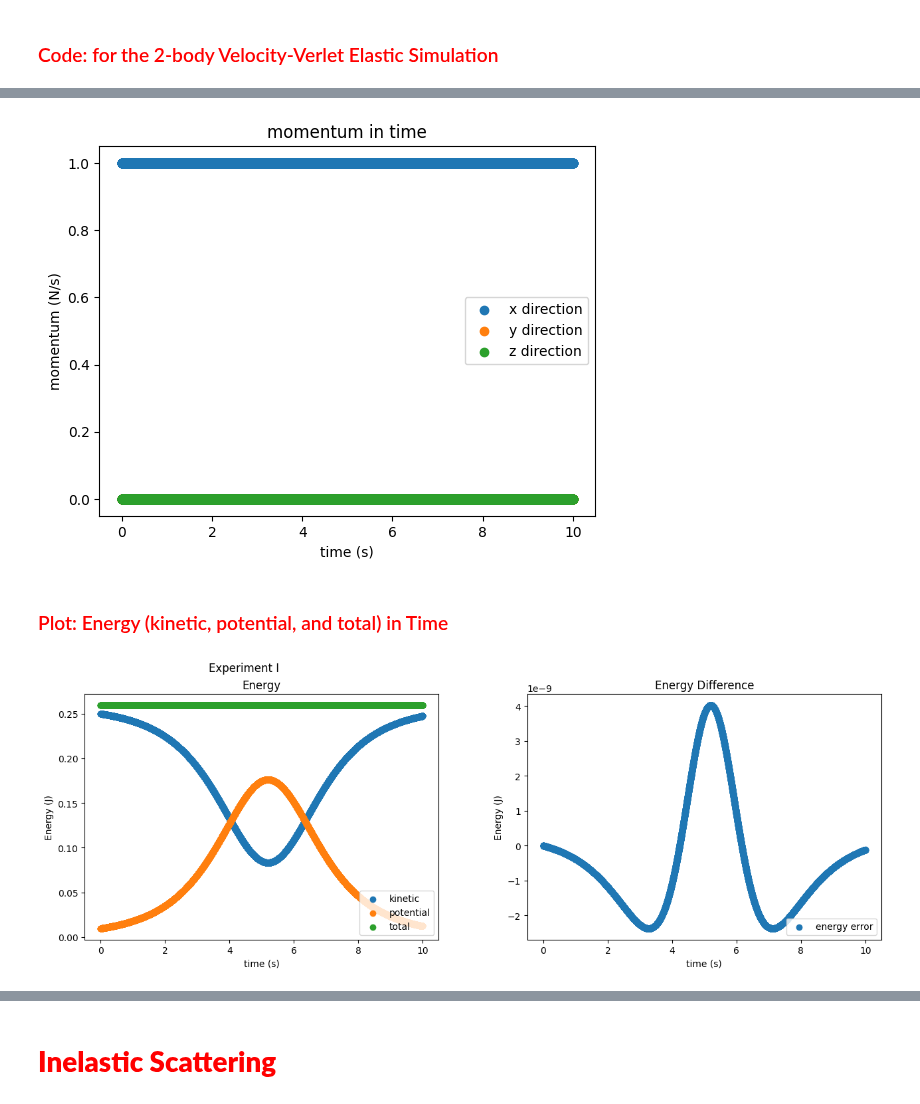
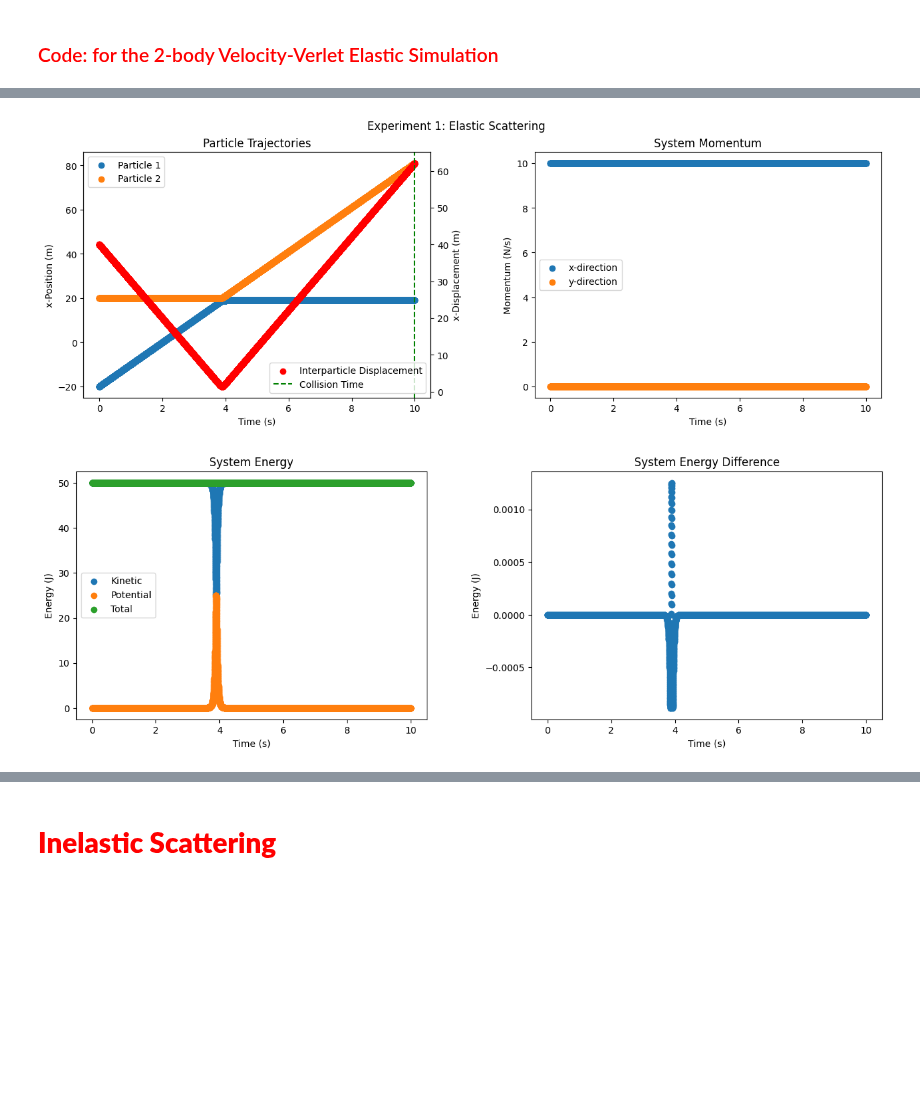
Before and after one commit to CalebAnderson22/PHY122, a Jupyter notebook: L7_Anderson.ipynb, the cells around one changed output, grey strips where cells are left out. Drawn from its saved outputs; the diff is of its cells as text; code cells hidden in the pictures; blank space fills up the shorter version.

```diff
--- a/L7_Anderson.ipynb
+++ b/L7_Anderson.ipynb
@@ -196,34 +178,46 @@ fig.show()
-# %%
-p_tx = np.sum(p_tix, axis=1)
-plt.scatter(T, p_tx[:,0], label="x direction")
-plt.scatter(T, p_tx[:,1], label="y direction")
-plt.scatter(T, p_tx[:,2], label="z direction")
-plt.title("momentum in time")
-plt.xlabel("time (s)")
-plt.ylabel("momentum (N/s)")
-plt.legend()
-plt.show()
-# %% [output]
-[figure, removed]
-# %% [markdown]
-###   <font color='Red'> Plot: Energy (kinetic, potential, and total) in Time </font>
-# %%
-fig, (ax1, ax2) = plt.subplots(1,2)
-fig.suptitle('Experiment I')
-fig.subplots_adjust(hspace=0.01, wspace=0.25, right=2)
-
-ax1.scatter(T, K, label="kinetic")
-ax1.scatter(T, U, label="potential")
-ax1.scatter(T, K+U, label="total")
-ax1.set_title("Energy")
-ax1.set(xlabel='time (s)', ylabel='Energy (J)')
-ax1.legend(loc="lower right")
-
-ax2.scatter(T, (K+U) - (K+U)[0], label="energy error")
-ax2.set_title("Energy Difference")
-ax2.set(xlabel='time (s)', ylabel='Energy (J)')
-ax2.legend(loc="lower right")
-
-fig.show()
-# %% [output]
-[figure, removed]
+# %%
+fig1, (ax1, ax3) = plt.subplots(1,2)
+fig1.suptitle('Experiment 1: Elastic Scattering',x=1)
+fig1.subplots_adjust(hspace=0.25, wspace=0.3, right=2)
+
+ax1.scatter(T, R_tix[:, 0, 0], label="Particle 1")
+ax1.scatter(T, R_tix[:, 1, 0], label="Particle 2")
+ax1.set_title("Particle Trajectories")
+ax1.set(xlabel='Time (s)', ylabel='x-Position (m)')
+ax1.legend(loc="upper left")
+
+ax2 = ax1.twinx()
+
+R_tx=-(R_tix[:, 0, 0]-R_tix[:, 1, 0])
+ax2.scatter(T, R_tx, color='red', label='Interparticle Displacement')
+ax2.axvline(x=(np.where(R_tx==np.max(R_tx))[0]*Δt), linestyle='dashed', color='green', label='Collision Time')
+ax2.set(ylabel='x-Displacement (m)')
+ax2.legend(loc="lower right")
+
+p_tx = np.sum(p_tix, axis=1)
+ax3.scatter(T, p_tx[:,0], label="x-direction")
+ax3.scatter(T, p_tx[:,1], label="y-direction")
+ax3.set_title("System Momentum")
+ax3.set(xlabel='Time (s)', ylabel='Momentum (N/s)')
+ax3.legend(loc='center left')
+
+fig1.show()
+
+fig2, (ax4, ax5) = plt.subplots(1, 2)
+fig2.subplots_adjust(hspace=0.25, wspace=0.3, right=2)
+
+ax4.scatter(T, K, label="Kinetic")
+ax4.scatter(T, U, label="Potential")
+ax4.scatter(T, K+U, label="Total")
+ax4.set_title("System Energy")
+ax4.set(xlabel='Time (s)', ylabel='Energy (J)')
+ax4.legend(loc="center left")
+
+ax5.scatter(T, (K+U) - (K+U)[0])
+ax5.set_title("System Energy Difference")
+ax5.set(xlabel='Time (s)', ylabel='Energy (J)')
+
+fig2.show()
+# %% [output]
+[figure, added]
+[figure, added]
```
Also changed, not shown: parts of 20 cells of this notebook.
